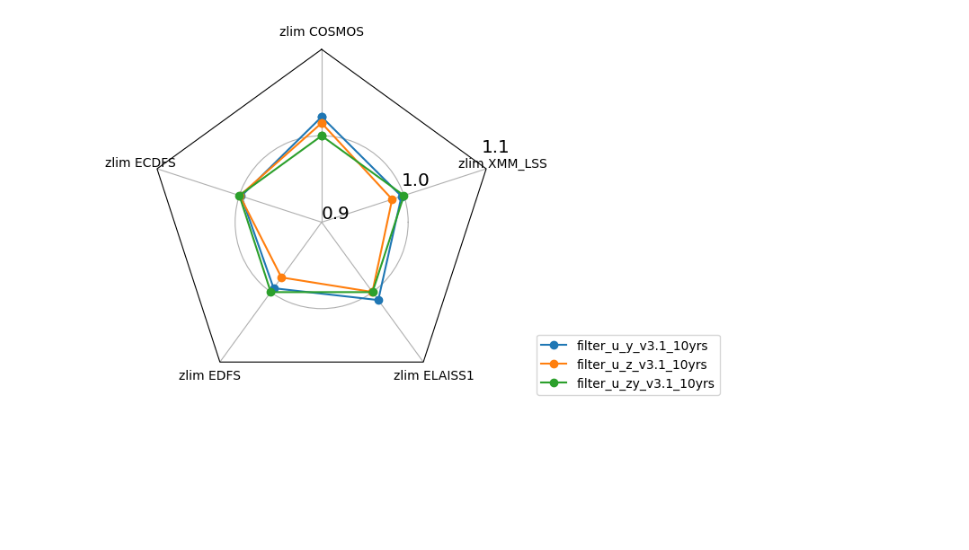
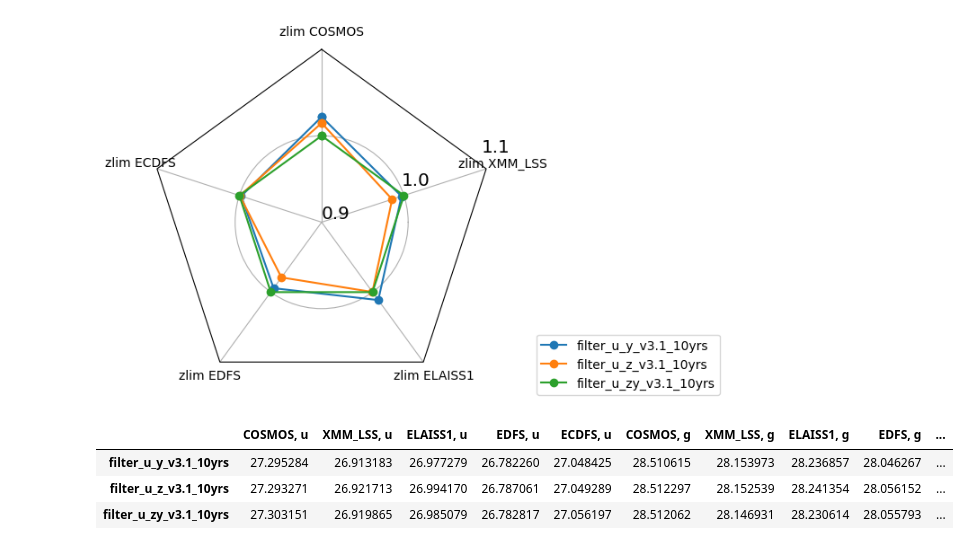
Before and after one commit to lsst-sims/sims_featureScheduler_runs3.2, a Jupyter notebook: technical/filter_loads/quick_look.ipynb, the cells around one changed output. Saved outputs shown, nothing was run; the diff lists cells and outputs as text; code cells hidden in the pictures; blank space fills up the shorter version.

```diff
--- a/technical/filter_loads/quick_look.ipynb
+++ b/technical/filter_loads/quick_look.ipynb
@@ -260,3 +280,19 @@ ndata = norm_df(ddf_data, runs, cols=cols,
 fig, ax = radar(ndata, legend=True, rgrids=[0.9, 1.0, 1.1], bbox_to_anchor=(1.65, 0))
 # %% [output]
 [figure]
+# %%
+ddf_ = {}
+for filtername in 'ugrizy':
+    for ddf_name in ['COSMOS', 'XMM_LSS', 'ELAISS1', 'EDFS', 'ECDFS']:
+        ddf_['%s, %s' % (ddf_name, filtername)] = 'Median DD:%s CoaddM5 %s band HealpixSubsetSlicer' % (ddf_name, filtername)
+
+ddf_mags = pd.DataFrame()
+for key in ddf_:
+    ddf_mags[key] = data_loaded[ddf_[key]]
+# %%
+ddf_mags
+# %% [output]
+|  | COSMOS, u | XMM_LSS, u | ELAISS1, u | EDFS, u | ECDFS, u | COSMOS, g | XMM_LSS, g | ELAISS1, g | EDFS, g | ... |
+| filter_u_y_v3.1_10yrs | 27.295284 | 26.913183 | 26.977279 | 26.782260 | 27.048425 | 28.510615 | 28.153973 | 28.236857 | 28.046267 | ... |
+| filter_u_z_v3.1_10yrs | 27.293271 | 26.921713 | 26.994170 | 26.787061 | 27.049289 | 28.512297 | 28.152539 | 28.241354 | 28.056152 | ... |
+| filter_u_zy_v3.1_10yrs | 27.303151 | 26.919865 | 26.985079 | 26.782817 | 27.056197 | 28.512062 | 28.146931 | 28.230614 | 28.055793 | ... |
```
Also changed, not shown: parts of 1 cell of this notebook, 1 other file.
